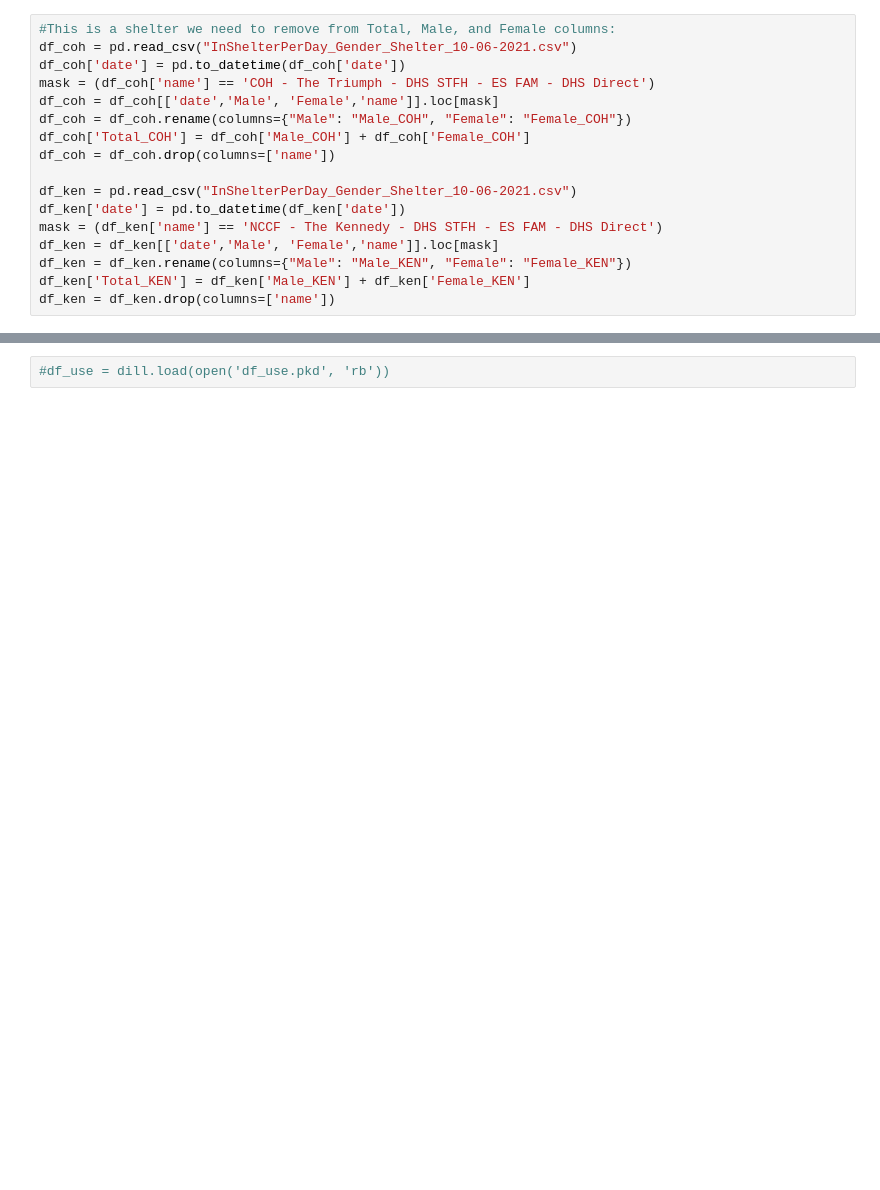
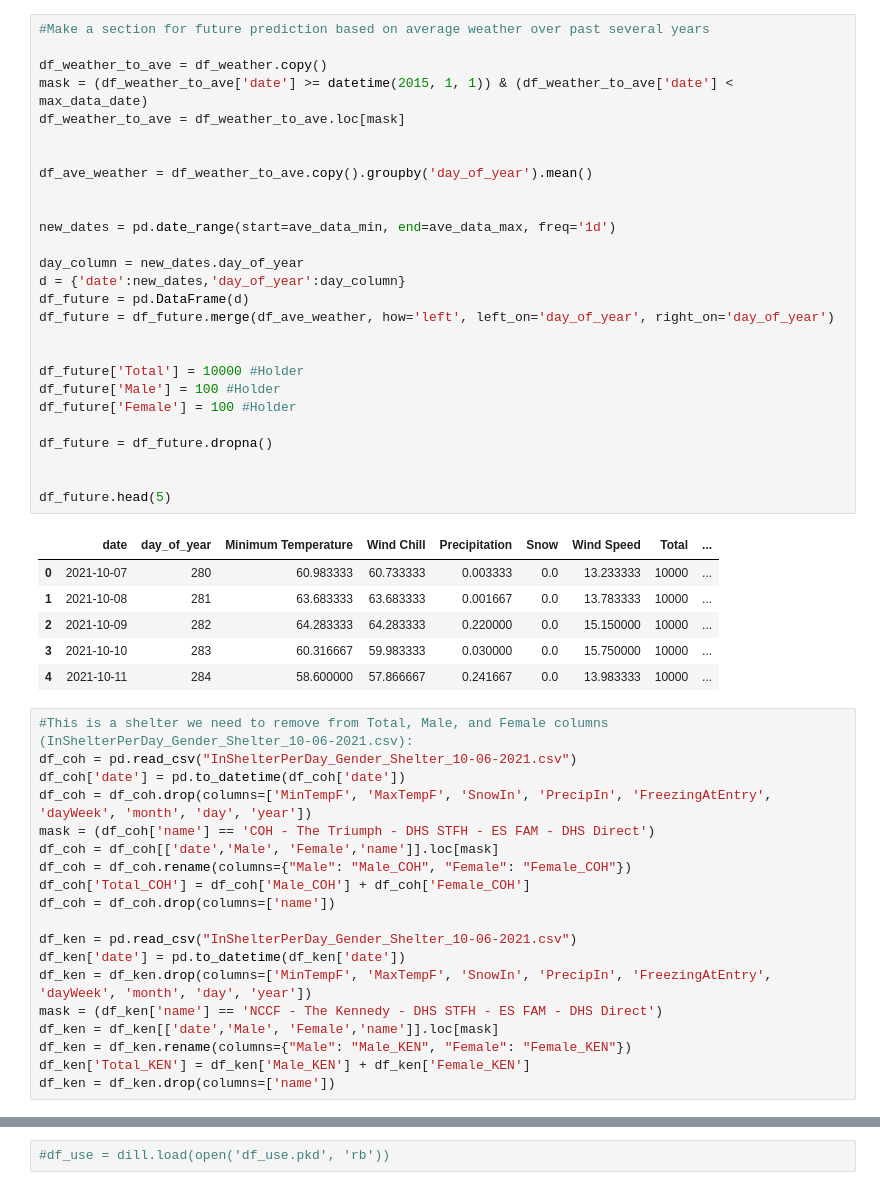
Before and after one commit to krycket/TDI_Capstone, a Jupyter notebook: DCHomelessnessPrediction.ipynb, the cells around one changed output, grey strips where cells are left out. Saved outputs shown, nothing was run; the diff lists cells and outputs as text; blank space fills up the shorter version.

```diff
--- a/DCHomelessnessPrediction.ipynb
+++ b/DCHomelessnessPrediction.ipynb
@@ -102,7 +50,42 @@ See the caveats in the documentation: https://pandas.pydata.org/pandas-docs/stab
+# %%
+#Make a section for future prediction based on average weather over past several years
+
+df_weather_to_ave = df_weather.copy()
+mask = (df_weather_to_ave['date'] >= datetime(2015, 1, 1)) & (df_weather_to_ave['date'] < max_data_date)
+df_weather_to_ave = df_weather_to_ave.loc[mask]
+
+
+df_ave_weather = df_weather_to_ave.copy().groupby('day_of_year').mean()
+
+
+new_dates = pd.date_range(start=ave_data_min, end=ave_data_max, freq='1d')
+
+day_column = new_dates.day_of_year
+d = {'date':new_dates,'day_of_year':day_column}
+df_future = pd.DataFrame(d)
+df_future = df_future.merge(df_ave_weather, how='left', left_on='day_of_year', right_on='day_of_year')
+
+
+df_future['Total'] = 10000 #Holder
+df_future['Male'] = 100 #Holder
+df_future['Female'] = 100 #Holder
+
+df_future = df_future.dropna()
+
+
+df_future.head(5)
+# %% [output]
+|  | date | day_of_year | Minimum Temperature | Wind Chill | Precipitation | Snow | Wind Speed | Total | ... |
+| 0 | 2021-10-07 | 280 | 60.983333 | 60.733333 | 0.003333 | 0.0 | 13.233333 | 10000 | ... |
+| 1 | 2021-10-08 | 281 | 63.683333 | 63.683333 | 0.001667 | 0.0 | 13.783333 | 10000 | ... |
+| 2 | 2021-10-09 | 282 | 64.283333 | 64.283333 | 0.220000 | 0.0 | 15.150000 | 10000 | ... |
+| 3 | 2021-10-10 | 283 | 60.316667 | 59.983333 | 0.030000 | 0.0 | 15.750000 | 10000 | ... |
+| 4 | 2021-10-11 | 284 | 58.600000 | 57.866667 | 0.241667 | 0.0 | 13.983333 | 10000 | ... |
 # %%
-#This is a shelter we need to remove from Total, Male, and Female columns:
+#This is a shelter we need to remove from Total, Male, and Female columns (InShelterPerDay_Gender_Shelter_10-06-2021.csv):
 df_coh = pd.read_csv("InShelterPerDay_Gender_Shelter_10-06-2021.csv")
 df_coh['date'] = pd.to_datetime(df_coh['date'])
+df_coh = df_coh.drop(columns=['MinTempF', 'MaxTempF', 'SnowIn', 'PrecipIn', 'FreezingAtEntry', 'dayWeek', 'month', 'day', 'year'])
 mask = (df_coh['name'] == 'COH - The Triumph - DHS STFH - ES FAM - DHS Direct')
 df_coh = df_coh[['date','Male', 'Female','name']].loc[mask]
 df_coh = df_coh.rename(columns={"Male": "Male_COH", "Female": "Female_COH"})
@@ -111,6 +94,7 @@ df_coh = df_coh.drop(columns=['name'])
 
 df_ken = pd.read_csv("InShelterPerDay_Gender_Shelter_10-06-2021.csv")
 df_ken['date'] = pd.to_datetime(df_ken['date'])
+df_ken = df_ken.drop(columns=['MinTempF', 'MaxTempF', 'SnowIn', 'PrecipIn', 'FreezingAtEntry',  'dayWeek', 'month', 'day', 'year'])
 mask = (df_ken['name'] == 'NCCF - The Kennedy - DHS STFH - ES FAM - DHS Direct')
 df_ken = df_ken[['date','Male', 'Female','name']].loc[mask]
 df_ken = df_ken.rename(columns={"Male": "Male_KEN", "Female": "Female_KEN"})
```
Also changed, not shown: parts of 29 cells of this notebook.
